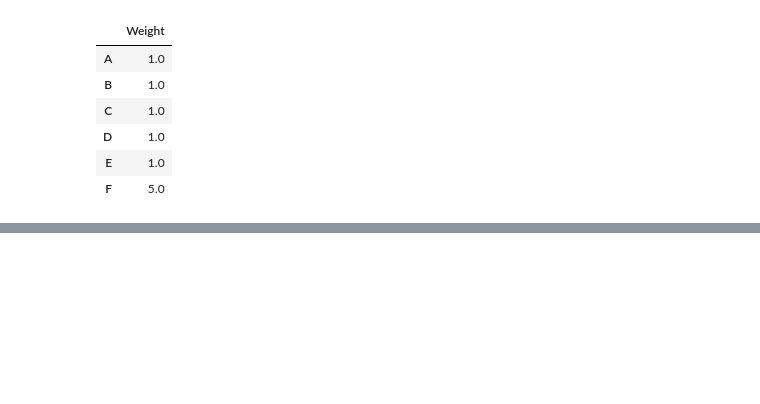
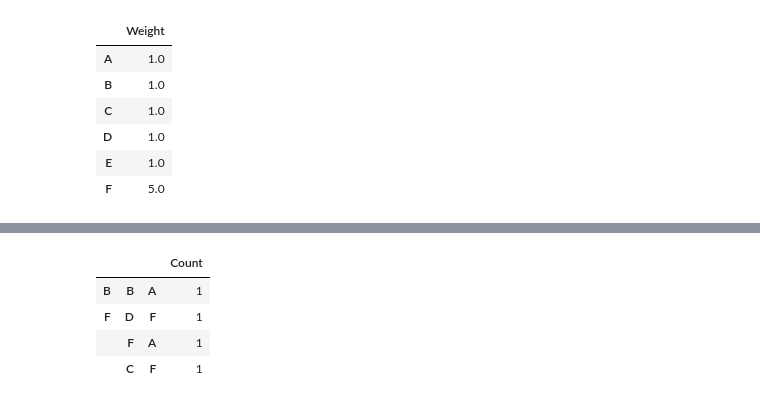
Before and after one commit to rtharrin/DS5100-crf6zj-FinalProject, a Jupyter notebook: scratch work.ipynb, the cells around one changed output, grey strips where cells are left out. Cells and saved outputs as stored; diff of their text form; code cells hidden in the pictures; blank space fills up the shorter version.

```diff
--- a/scratch work.ipynb
+++ b/scratch work.ipynb
@@ -459,0 +510,10 @@ analyze_test.combo_count()
+# %%
+
+
+analyze_test.permutation_count()
+# %% [output]
+|  |  |  | Count |
+| B | B | A | 1 |
+| F | D | F | 1 |
+|  | F | A | 1 |
+|  | C | F | 1 |
```
Also changed, not shown: parts of 20 cells of this notebook, 1 other file.
